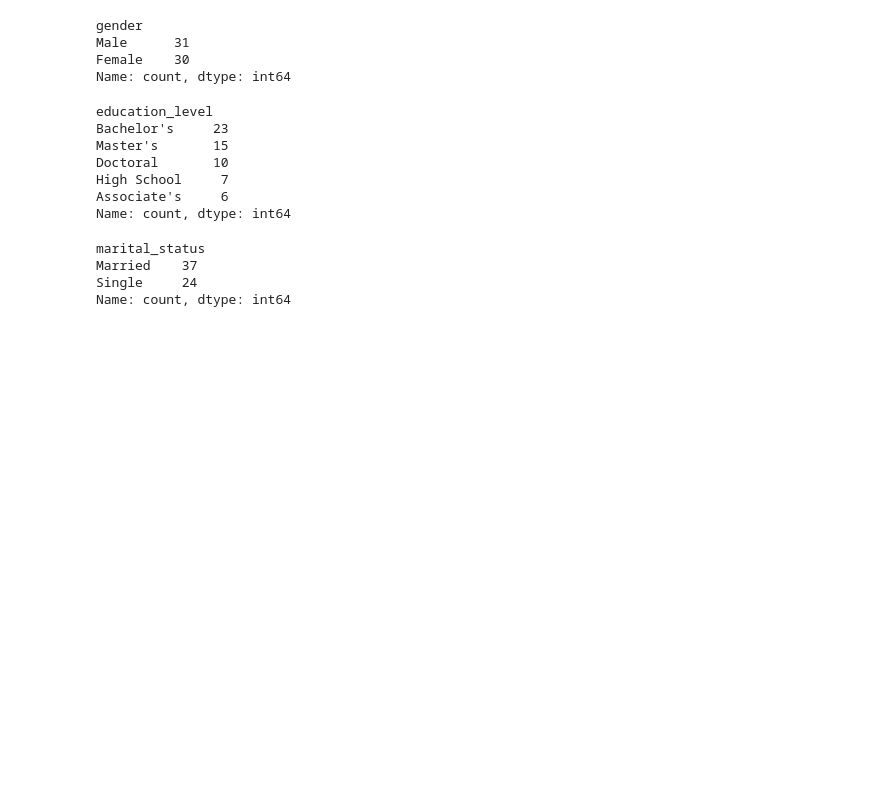
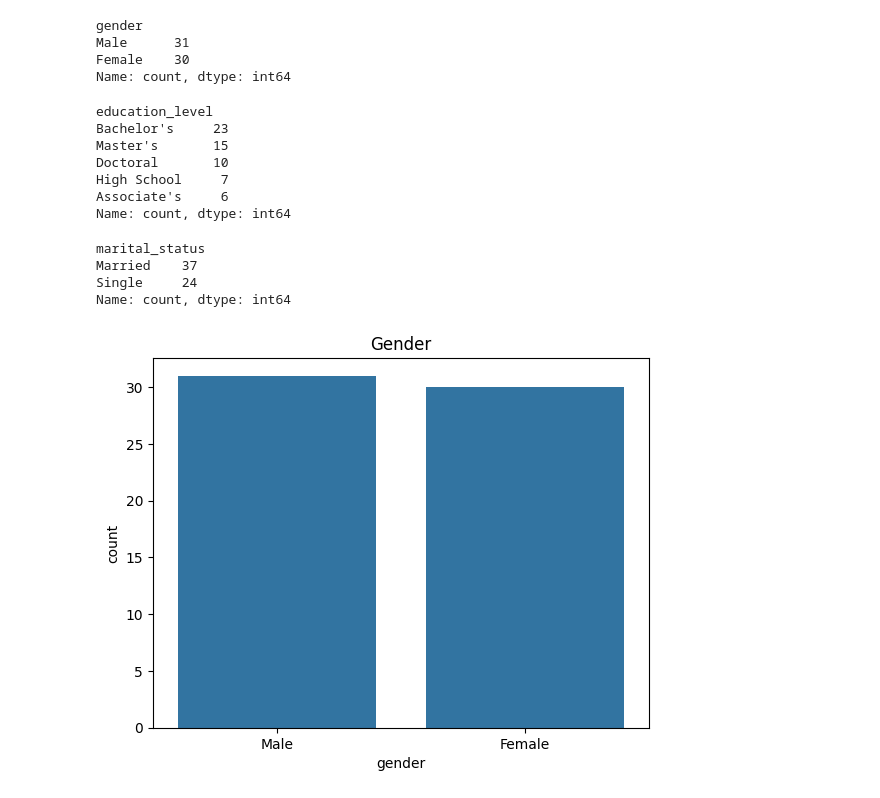
Before and after one commit to ankitg-02/loan-approval, a Jupyter notebook: loan_approval.ipynb, the cells around one changed output. Cells and saved outputs as stored; diff of their text form; code cells hidden in the pictures; blank space fills up the shorter version.

```diff
--- a/loan_approval.ipynb
+++ b/loan_approval.ipynb
@@ -120,3 +123,9 @@ marital_status
 Married    37
 Single     24
 Name: count, dtype: int64
+# %%
+sns.countplot(x='gender',data=data)
+plt.title('Gender')
+plt.show()
+# %% [output]
+[figure, added]
```
Also changed, not shown: parts of 3 cells of this notebook.
